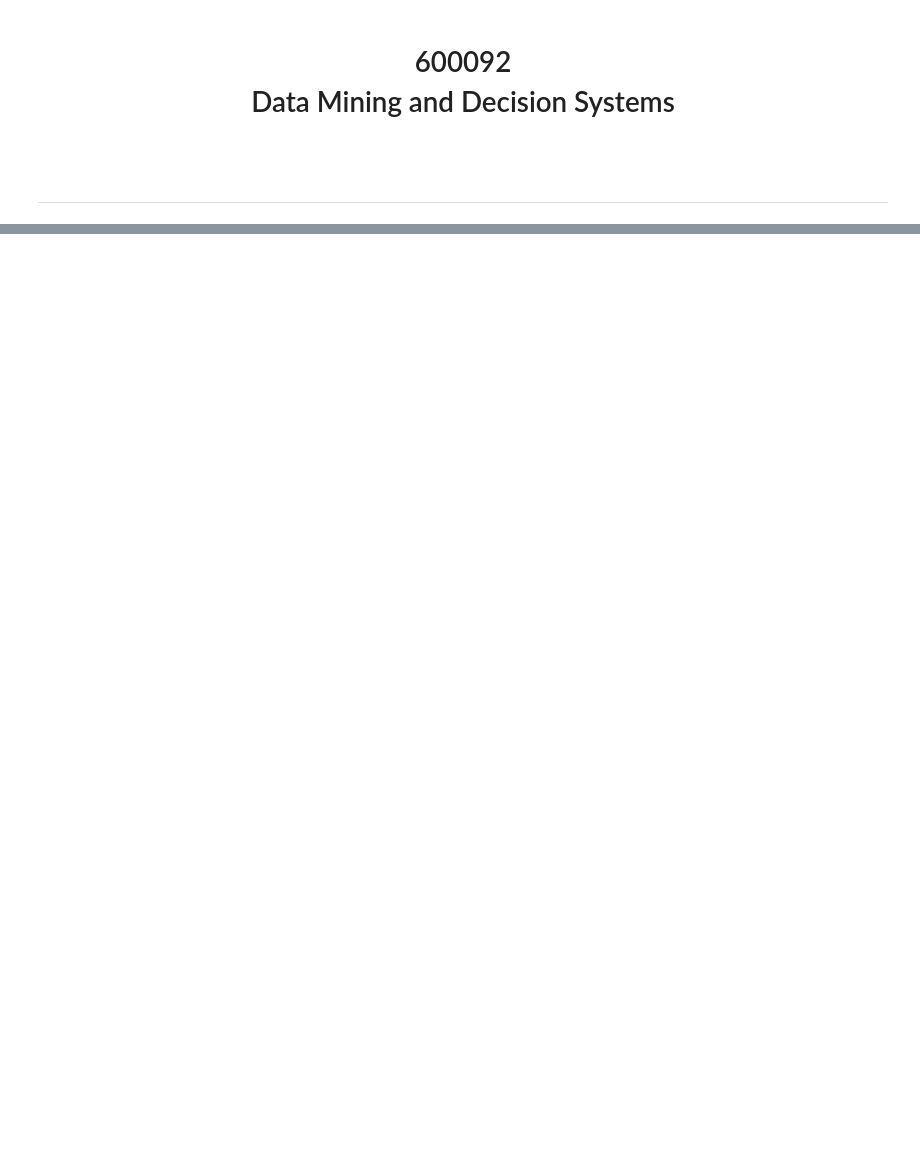
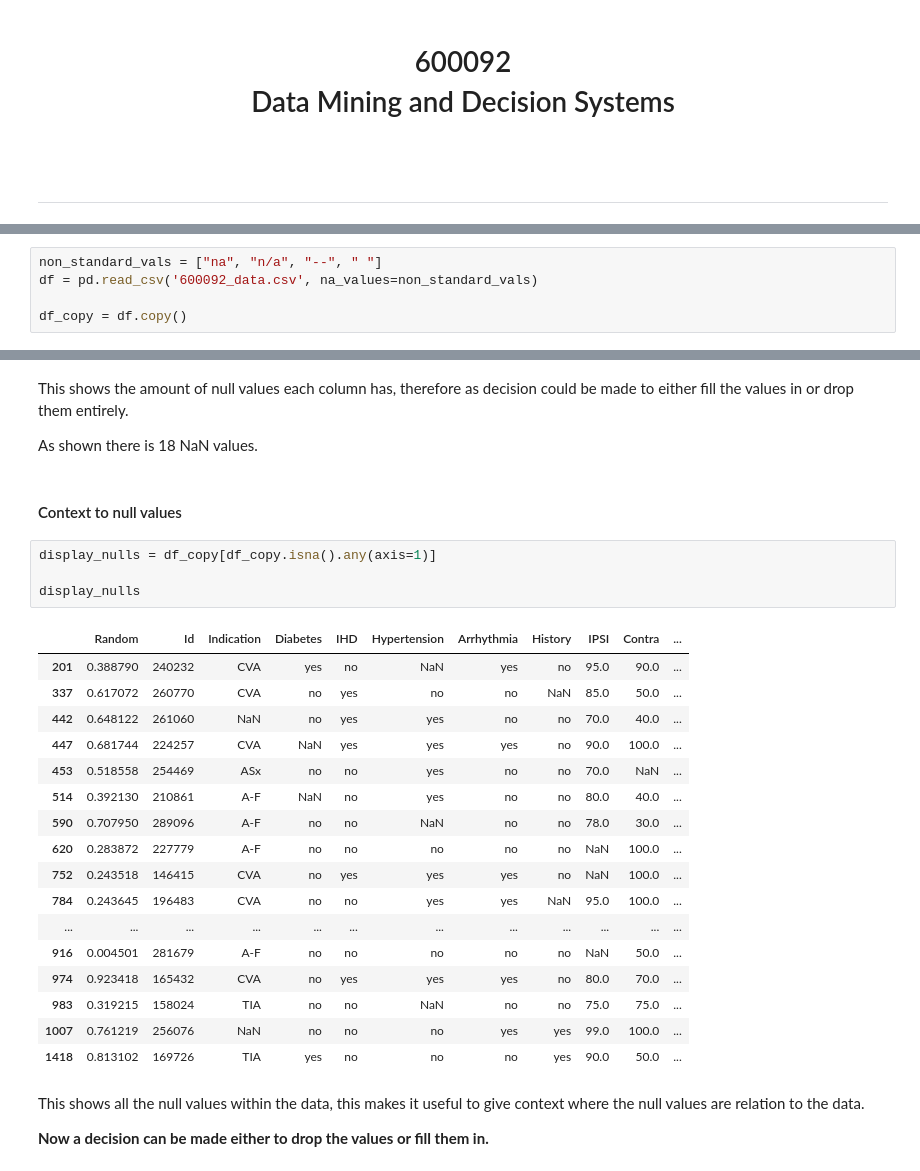
Before and after one commit to kthrasher1/Data_Mining, a Jupyter notebook: ACW/ACW_Jupyter_Notebook.ipynb, the cells around one changed output, grey strips where cells are left out. Drawn from its saved outputs; the diff is of its cells as text; blank space fills up the shorter version.

```diff
--- a/ACW/ACW_Jupyter_Notebook.ipynb
+++ b/ACW/ACW_Jupyter_Notebook.ipynb
@@ -50,0 +16,5 @@ dtype: int64
+# %%
+non_standard_vals = ["na", "n/a", "--", " "]
+df = pd.read_csv('600092_data.csv', na_values=non_standard_vals)
+
+df_copy = df.copy()
@@ -50,0 +88,32 @@ dtype: int64
+# %% [markdown]
+This shows the amount of null values each column has, therefore as decision could be made to either fill the values in or drop them entirely.
+
+As shown there is 18 NaN values.
+# %% [markdown]
+#### Context to null values
+# %%
+display_nulls = df_copy[df_copy.isna().any(axis=1)]
+
+display_nulls
+# %% [output]
+|  | Random | Id | Indication | Diabetes | IHD | Hypertension | Arrhythmia | History | IPSI | Contra | ... |
+| 201 | 0.388790 | 240232 | CVA | yes | no | NaN | yes | no | 95.0 | 90.0 | ... |
+| 337 | 0.617072 | 260770 | CVA | no | yes | no | no | NaN | 85.0 | 50.0 | ... |
+| 442 | 0.648122 | 261060 | NaN | no | yes | yes | no | no | 70.0 | 40.0 | ... |
+| 447 | 0.681744 | 224257 | CVA | NaN | yes | yes | yes | no | 90.0 | 100.0 | ... |
+| 453 | 0.518558 | 254469 | ASx | no | no | yes | no | no | 70.0 | NaN | ... |
+| 514 | 0.392130 | 210861 | A-F | NaN | no | yes | no | no | 80.0 | 40.0 | ... |
+| 590 | 0.707950 | 289096 | A-F | no | no | NaN | no | no | 78.0 | 30.0 | ... |
+| 620 | 0.283872 | 227779 | A-F | no | no | no | no | no | NaN | 100.0 | ... |
+| 752 | 0.243518 | 146415 | CVA | no | yes | yes | yes | no | NaN | 100.0 | ... |
+| 784 | 0.243645 | 196483 | CVA | no | no | yes | yes | NaN | 95.0 | 100.0 | ... |
+| ... | ... | ... | ... | ... | ... | ... | ... | ... | ... | ... | ... |
+| 916 | 0.004501 | 281679 | A-F | no | no | no | no | no | NaN | 50.0 | ... |
+| 974 | 0.923418 | 165432 | CVA | no | yes | yes | yes | no | 80.0 | 70.0 | ... |
+| 983 | 0.319215 | 158024 | TIA | no | no | NaN | no | no | 75.0 | 75.0 | ... |
+| 1007 | 0.761219 | 256076 | NaN | no | no | no | yes | yes | 99.0 | 100.0 | ... |
+| 1418 | 0.813102 | 169726 | TIA | yes | no | no | no | yes | 90.0 | 50.0 | ... |
+# %% [markdown]
+This shows all the null values within the data, this makes it useful to give context where the null values are relation to the data.
+
+**Now a decision can be made either to drop the values or fill them in.**
```
Also changed, not shown: parts of 73 cells of this notebook, 4 other files.
